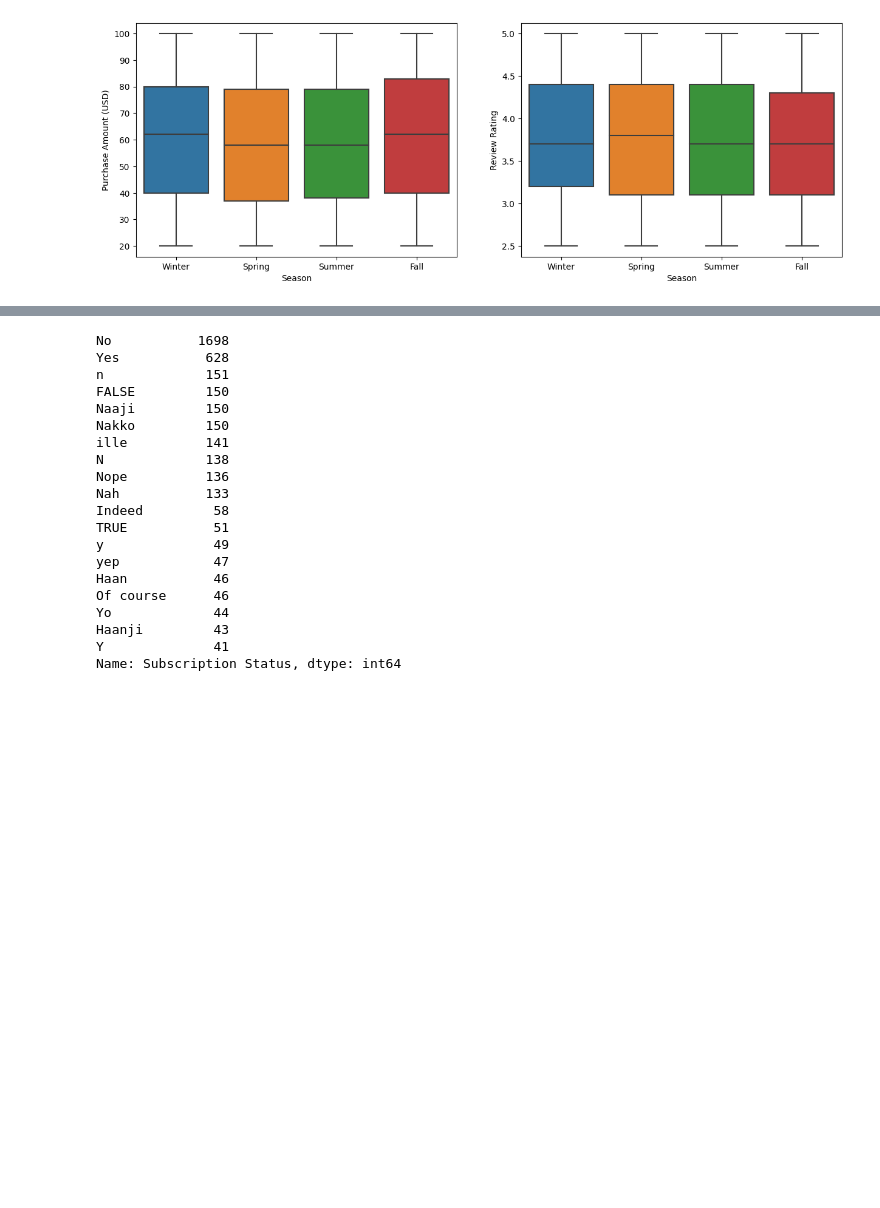
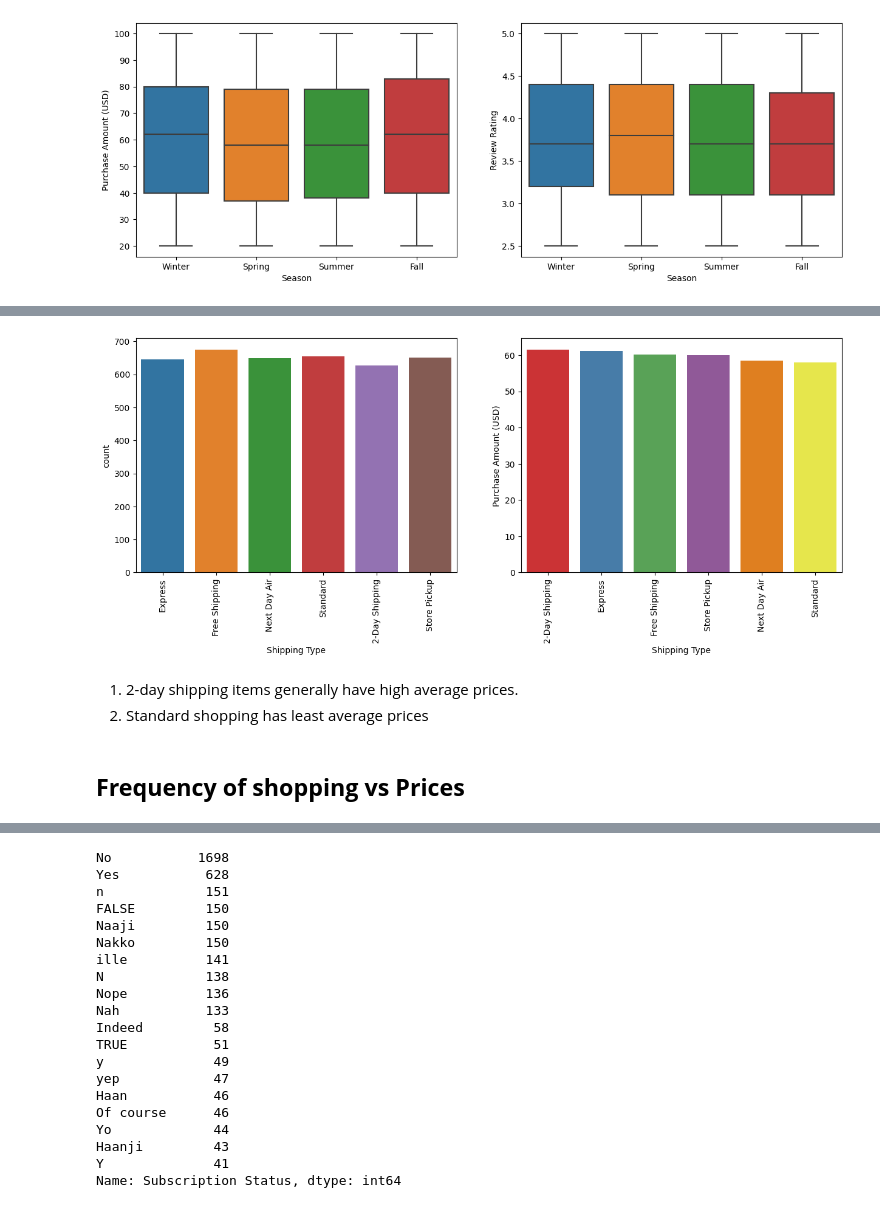
Before and after one commit to devroopsaha744/Data-Analytics-project-on-Used-Cards-Dataset, a Jupyter notebook: MLCOE_TASK_1_eda_Part2.ipynb, the cells around one changed output, grey strips where cells are left out. Saved outputs shown, nothing was run; the diff lists cells and outputs as text; code cells hidden in the pictures; blank space fills up the shorter version.

```diff
--- a/MLCOE_TASK_1_eda_Part2.ipynb
+++ b/MLCOE_TASK_1_eda_Part2.ipynb
@@ -499,0 +569,3 @@ sns.boxplot(x = 'Season', y = 'Review Rating', data = df, ax = axes[1])
+# %%
+st = pd.DataFrame(df.groupby('Shipping Type')['Purchase Amount (USD)'].mean()).reset_index().sort_values(by = 'Purchase Amount (USD)', ascending = False)
+st
@@ -499,0 +580,14 @@ sns.boxplot(x = 'Season', y = 'Review Rating', data = df, ax = axes[1])
+# %%
+fig, axes = plt.subplots(1,2, figsize = (15,5))
+sns.barplot(x = 'Shipping Type', y = 'Purchase Amount (USD)', data = st, palette = 'Set1', ax = axes[1])
+sns.countplot(x='Shipping Type', data = df, ax = axes[0])
+axes[0].set_xticklabels(axes[0].get_xticklabels(), rotation=90)
+axes[1].set_xticklabels(axes[1].get_xticklabels(), rotation=90)
+plt.show()
+# %% [output]
+[figure, added]
+# %% [markdown]
+1. 2-day shipping items generally have high average prices.
+2. Standard shopping has least average prices
+# %% [markdown]
+## **Frequency of shopping vs Prices**
```
Also changed, not shown: parts of 28 cells of this notebook.
